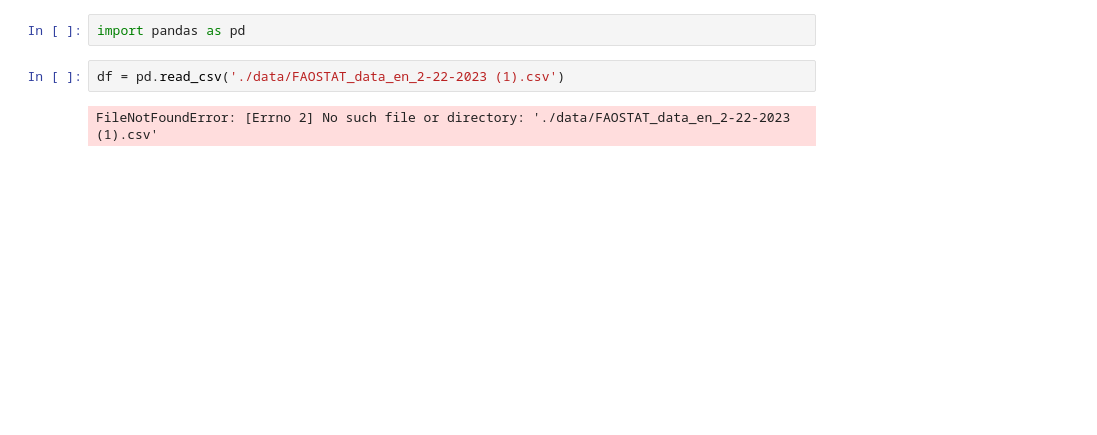
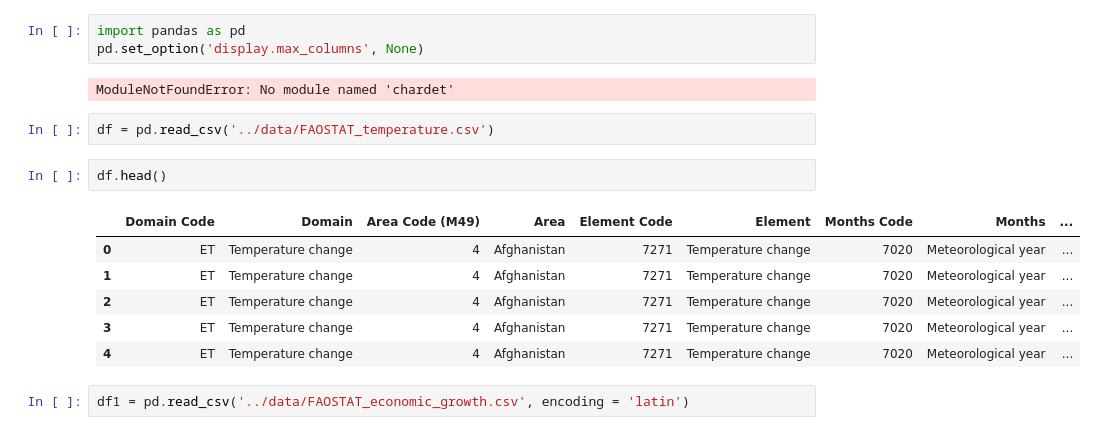
Before and after one commit to AdriPerse/climate-change, a Jupyter notebook: notebooks/Raquel.ipynb, the cells around one changed output. Saved outputs shown, nothing was run; the diff lists cells and outputs as text; blank space fills up the shorter version.

```diff
--- a/notebooks/Raquel.ipynb
+++ b/notebooks/Raquel.ipynb
@@ -1,6 +1,18 @@
 # %%
 import pandas as pd
+pd.set_option('display.max_columns', None)
+# %% [output]
+ModuleNotFoundError: No module named 'chardet'
 # %%
-df = pd.read_csv('./data/FAOSTAT_data_en_2-22-2023 (1).csv')
+df = pd.read_csv('../data/FAOSTAT_temperature.csv')
-# %% [output]
-FileNotFoundError: [Errno 2] No such file or directory: './data/FAOSTAT_data_en_2-22-2023 (1).csv'
+# %%
+df.head()
+# %% [output]
+|  | Domain Code | Domain | Area Code (M49) | Area | Element Code | Element | Months Code | Months | ... |
+| 0 | ET | Temperature change | 4 | Afghanistan | 7271 | Temperature change | 7020 | Meteorological year | ... |
+| 1 | ET | Temperature change | 4 | Afghanistan | 7271 | Temperature change | 7020 | Meteorological year | ... |
+| 2 | ET | Temperature change | 4 | Afghanistan | 7271 | Temperature change | 7020 | Meteorological year | ... |
+| 3 | ET | Temperature change | 4 | Afghanistan | 7271 | Temperature change | 7020 | Meteorological year | ... |
+| 4 | ET | Temperature change | 4 | Afghanistan | 7271 | Temperature change | 7020 | Meteorological year | ... |
+# %%
+df1 = pd.read_csv('../data/FAOSTAT_economic_growth.csv', encoding = 'latin')
```
Also changed, not shown: parts of 3 cells of this notebook, 2 other files.
